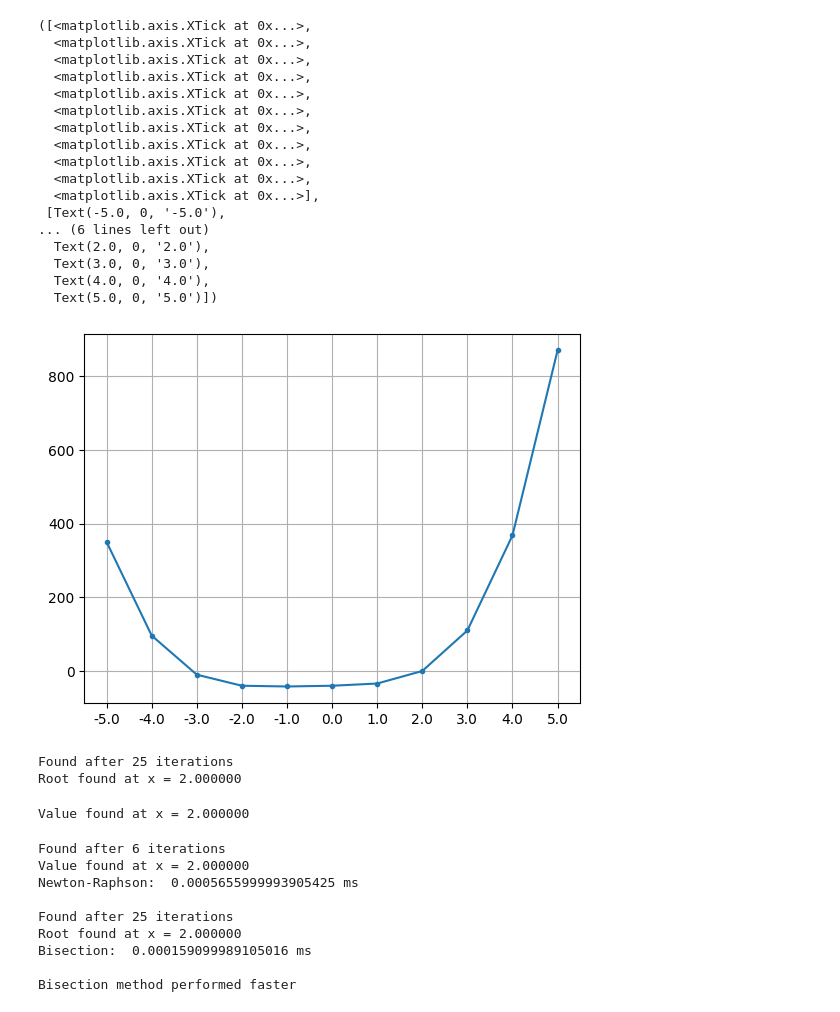
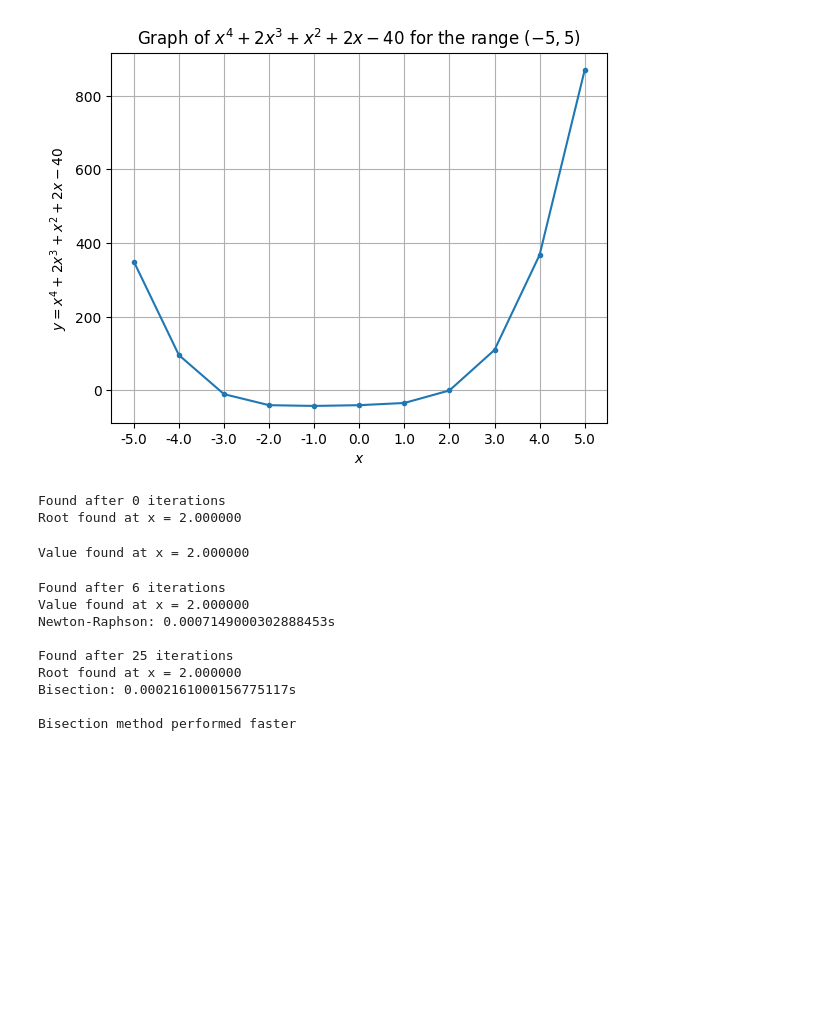
Before and after one commit to Gi382/Numerical-Analysis-Assignment, a Jupyter notebook: test.ipynb, the cells around one changed output. Saved outputs shown, nothing was run; the diff lists cells and outputs as text; code cells hidden in the pictures; blank space fills up the shorter version.

Commit message:
Added labels to the graph

```diff
--- a/test.ipynb
+++ b/test.ipynb
@@ -40,35 +40,21 @@ import numpy as np
 # %%
 
 x = np.linspace(-5, 5, 11)
 vectorized_f = np.vectorize(f)
 y = f(x)
 
 plt.plot(x, y, r".-")
 plt.grid(True)
 plt.xticks(x, np.round(x, 1))
+plt.title("Graph of ${ x^4+ 2x^3 + x^2 + 2x - 40 }$ for the range ${ (-5, 5) }$")
+plt.ylabel("${ y = x^4+ 2x^3 + x^2 + 2x - 40 }$")
+plt.xlabel("${ x }$")
 # %% [output]
-([<matplotlib.axis.XTick at 0x...>,
-  <matplotlib.axis.XTick at 0x...>,
-  <matplotlib.axis.XTick at 0x...>,
-  <matplotlib.axis.XTick at 0x...>,
-  <matplotlib.axis.XTick at 0x...>,
-  <matplotlib.axis.XTick at 0x...>,
-  <matplotlib.axis.XTick at 0x...>,
-  <matplotlib.axis.XTick at 0x...>,
-  <matplotlib.axis.XTick at 0x...>,
-  <matplotlib.axis.XTick at 0x...>,
-  <matplotlib.axis.XTick at 0x...>],
- [Text(-5.0, 0, '-5.0'),
-... (6 lines left out)
-  Text(2.0, 0, '2.0'),
-  Text(3.0, 0, '3.0'),
-  Text(4.0, 0, '4.0'),
-  Text(5.0, 0, '5.0')])
-[figure, old version]
+[figure, new version]
 # %%
-bisection(1, 4, f)
+bisection(1, 3, f)
 # %% [output]
-Found after 25 iterations
+Found after 0 iterations
 Root found at x = 2.000000
 # %%
 newton_raphson(1, f, df)
@@ -80,13 +66,13 @@ from timeit import Timer
 number_of_executions = 1
 newton_raphson_timer = Timer("newton_raphson(1, f, df)", "from __main__ import newton_raphson, f, df")
 newton_raphson_time = newton_raphson_timer.timeit(number_of_executions)
-print("Newton-Raphson: ", newton_raphson_time , "ms")
+print(f"Newton-Raphson: {newton_raphson_time}s")
 
 print()
 
 bisection_timer = Timer("bisection(1, 4, f)", "from __main__ import bisection, f")
 bisection_time = bisection_timer.timeit(number= number_of_executions)
-print("Bisection: ", bisection_time, "ms")
+print(f"Bisection: {bisection_time}s")
 
 print()
 
@@ -97,10 +83,10 @@ else:
 # %% [output]
 Found after 6 iterations
 Value found at x = 2.000000
-Newton-Raphson:  0.0005655999993905425 ms
+Newton-Raphson: 0.0007149000302888453s
 
 Found after 25 iterations
 Root found at x = 2.000000
-Bisection:  0.000159099989105016 ms
+Bisection: 0.0002161000156775117s
 
 Bisection method performed faster
```
Also changed, not shown: parts of 1 cell of this notebook.
